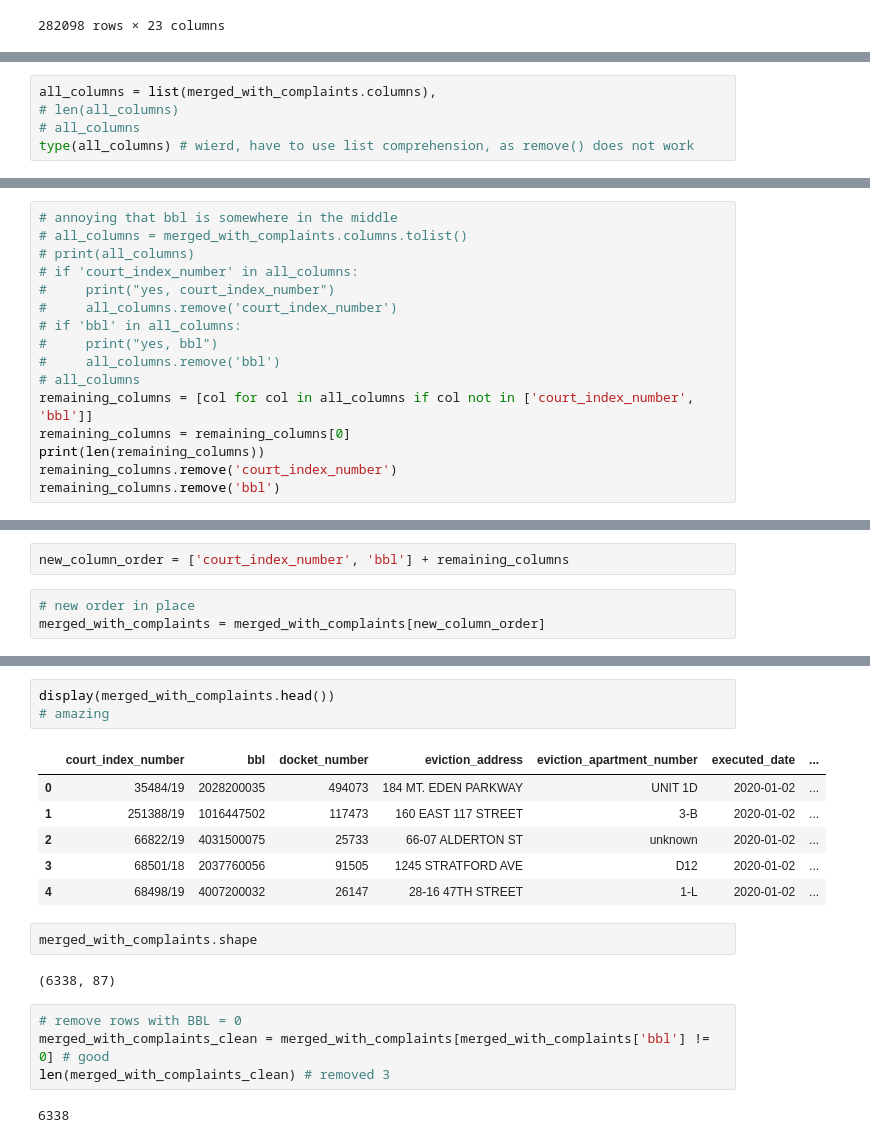
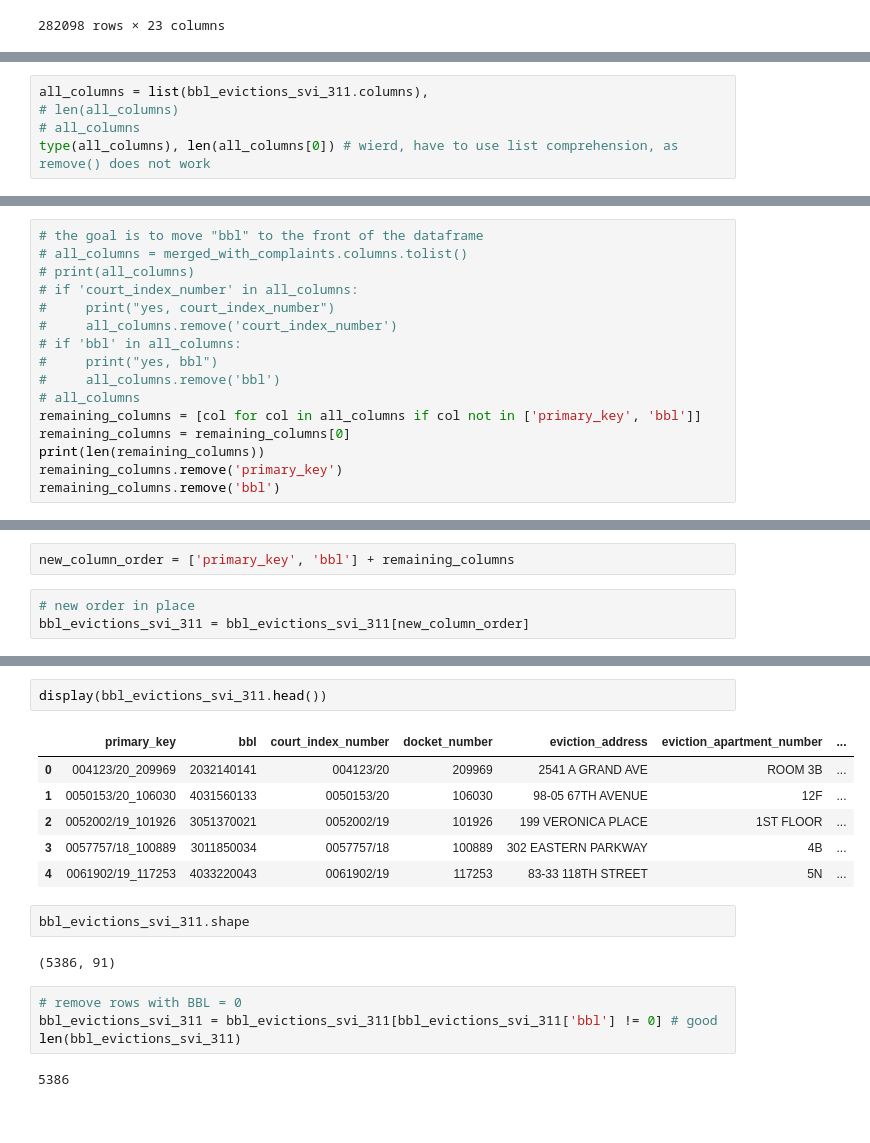
Before and after one commit to simaoalicechen/NYC_Landlord_Behavior_Analysis_Project, a Jupyter notebook: Part_2.6_merging_bbl_evictions_311_svi_mega_complete_covid.ipynb, the cells around one changed output, grey strips where cells are left out. Drawn from its saved outputs; the diff is of its cells as text.

Commit message:
updated both periods' evictions bbl svi 311 complete merged and cleaned df'

```diff
--- a/Part_2.6_merging_bbl_evictions_311_svi_mega_complete_covid.ipynb
+++ b/Part_2.6_merging_bbl_evictions_311_svi_mega_complete_covid.ipynb
@@ -394,6 +550,6 @@ display(zero_bbl_rows.head())
 # %%
-all_columns = list(merged_with_complaints.columns),
+all_columns = list(bbl_evictions_svi_311.columns),
 # len(all_columns)
 # all_columns
-type(all_columns) # wierd, have to use list comprehension, as remove() does not work
+type(all_columns), len(all_columns[0]) # wierd, have to use list comprehension, as remove() does not work
 # %% [output]
@@ -401,5 +561,5 @@ tuple
 # %%
-# annoying that bbl is somewhere in the middle
+# the goal is to move "bbl" to the front of the dataframe
 # all_columns = merged_with_complaints.columns.tolist()
 # print(all_columns)
 # if 'court_index_number' in all_columns:
@@ -409,9 +569,9 @@ tuple
 #     print("yes, bbl")
 #     all_columns.remove('bbl')
 # all_columns
-remaining_columns = [col for col in all_columns if col not in ['court_index_number', 'bbl']]
+remaining_columns = [col for col in all_columns if col not in ['primary_key', 'bbl']]
 remaining_columns = remaining_columns[0]
 print(len(remaining_columns))
-remaining_columns.remove('court_index_number')
+remaining_columns.remove('primary_key')
 remaining_columns.remove('bbl')
 # %% [output]
@@ -424,5 +584,5 @@ len(remaining_columns)
 # %%
-new_column_order = ['court_index_number', 'bbl'] + remaining_columns
+new_column_order = ['primary_key', 'bbl'] + remaining_columns
 # %%
 # new order in place
-merged_with_complaints = merged_with_complaints[new_column_order]
+bbl_evictions_svi_311 = bbl_evictions_svi_311[new_column_order]
@@ -450,20 +589,19 @@ Index(['court_index_number', 'bbl', 'docket_number', 'eviction_address',
 # %%
-display(merged_with_complaints.head())
-# amazing
+display(bbl_evictions_svi_311.head())
 # %% [output]
-|  | court_index_number | bbl | docket_number | eviction_address | eviction_apartment_number | executed_date | ... |
-| 0 | 35484/19 | 2028200035 | 494073 | 184 MT. EDEN PARKWAY | UNIT 1D | 2020-01-02 | ... |
-| 1 | 251388/19 | 1016447502 | 117473 | 160 EAST 117 STREET | 3-B | 2020-01-02 | ... |
-| 2 | 66822/19 | 4031500075 | 25733 | 66-07 ALDERTON ST | unknown | 2020-01-02 | ... |
-| 3 | 68501/18 | 2037760056 | 91505 | 1245 STRATFORD AVE | D12 | 2020-01-02 | ... |
-| 4 | 68498/19 | 4007200032 | 26147 | 28-16 47TH STREET | 1-L | 2020-01-02 | ... |
+|  | primary_key | bbl | court_index_number | docket_number | eviction_address | eviction_apartment_number | ... |
+| 0 | 004123/20_209969 | 2032140141 | 004123/20 | 209969 | 2541 A GRAND AVE | ROOM 3B | ... |
+| 1 | 0050153/20_106030 | 4031560133 | 0050153/20 | 106030 | 98-05 67TH AVENUE | 12F | ... |
+| 2 | 0052002/19_101926 | 3051370021 | 0052002/19 | 101926 | 199 VERONICA PLACE | 1ST FLOOR | ... |
+| 3 | 0057757/18_100889 | 3011850034 | 0057757/18 | 100889 | 302 EASTERN PARKWAY | 4B | ... |
+| 4 | 0061902/19_117253 | 4033220043 | 0061902/19 | 117253 | 83-33 118TH STREET | 5N | ... |
 # %%
-merged_with_complaints.shape
+bbl_evictions_svi_311.shape
 # %% [output]
-(6338, 87)
+(5386, 91)
 # %%
 # remove rows with BBL = 0
-merged_with_complaints_clean = merged_with_complaints[merged_with_complaints['bbl'] != 0] # good
-len(merged_with_complaints_clean) # removed 3
+bbl_evictions_svi_311 = bbl_evictions_svi_311[bbl_evictions_svi_311['bbl'] != 0] # good
+len(bbl_evictions_svi_311)
 # %% [output]
-6338
+5386
```
Also changed, not shown: parts of 113 cells of this notebook.
